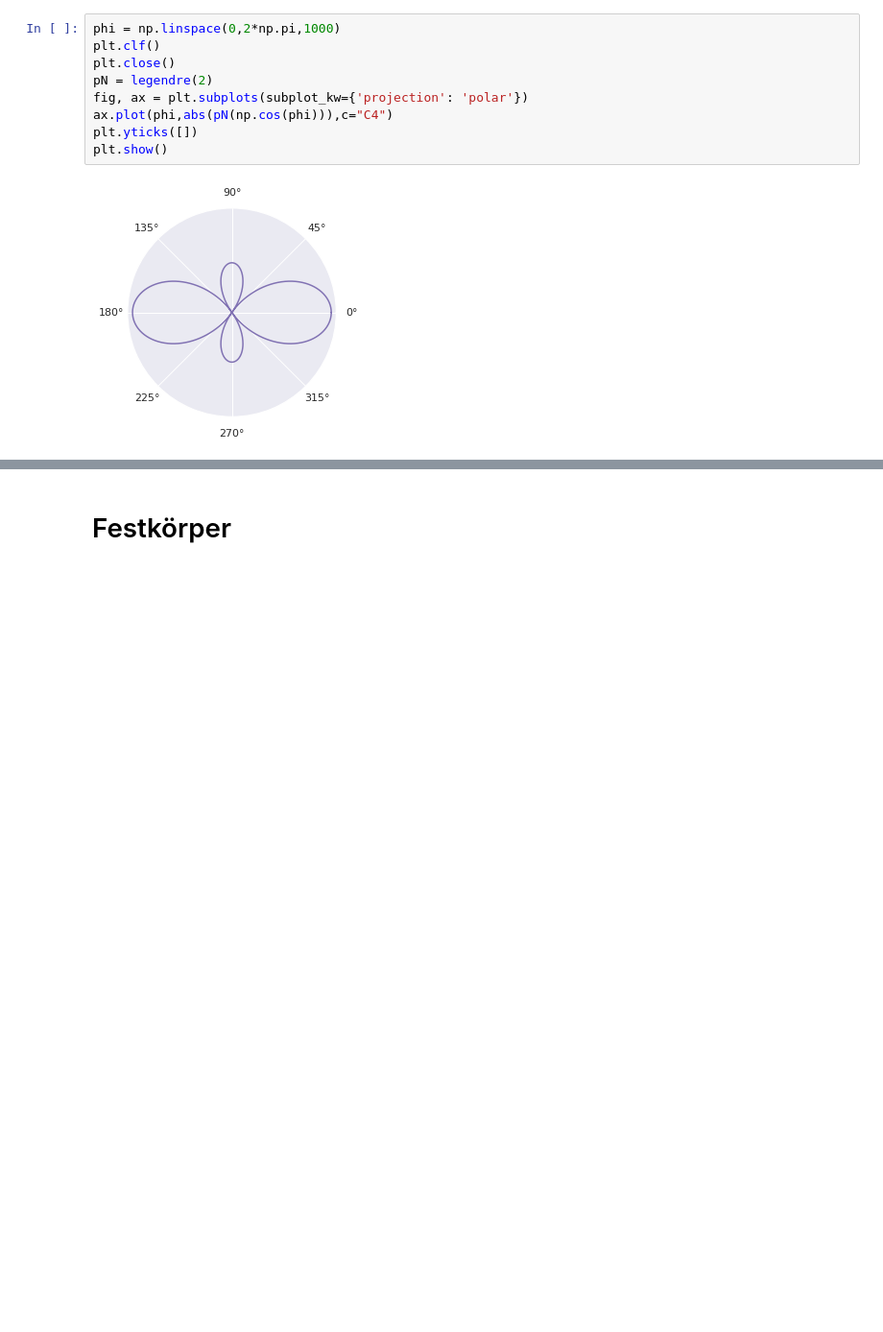
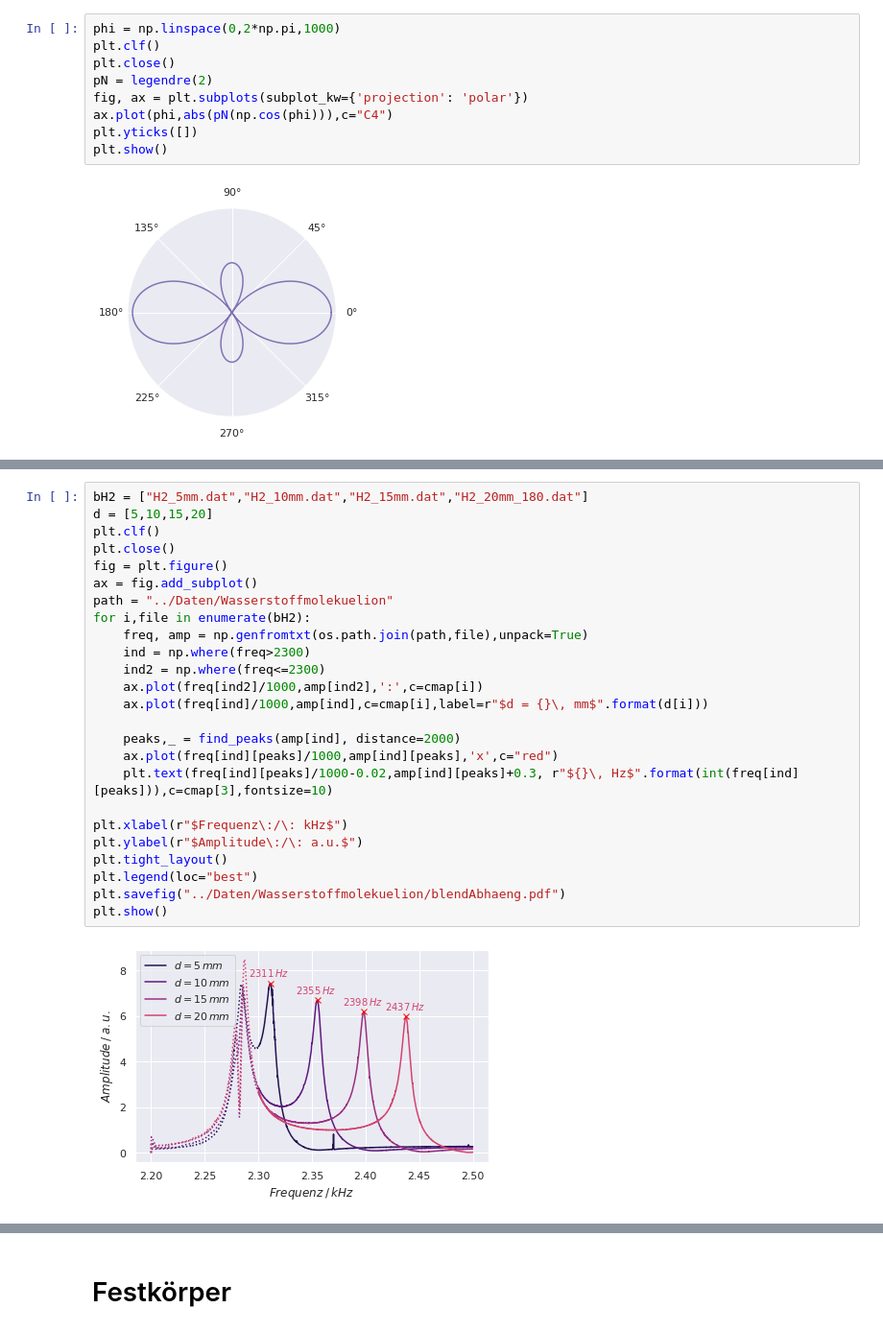
Before and after one commit to lydiavonderweiden/V23-1, a Jupyter notebook: Code/plots.ipynb, the cells around one changed output, grey strips where cells are left out. Shown: that part at 96% size. Cells and saved outputs as stored; diff of their text form; blank space fills up the shorter version.

```diff
--- a/Code/plots.ipynb
+++ b/Code/plots.ipynb
@@ -338,0 +379,27 @@ plt.show()
+# %%
+bH2 = ["H2_5mm.dat","H2_10mm.dat","H2_15mm.dat","H2_20mm_180.dat"]
+d = [5,10,15,20]
+plt.clf()
+plt.close()
+fig = plt.figure()
+ax = fig.add_subplot()
+path = "../Daten/Wasserstoffmolekuelion"
+for i,file in enumerate(bH2):
+    freq, amp = np.genfromtxt(os.path.join(path,file),unpack=True)
+    ind = np.where(freq>2300)
+    ind2 = np.where(freq<=2300)
+    ax.plot(freq[ind2]/1000,amp[ind2],':',c=cmap[i])
+    ax.plot(freq[ind]/1000,amp[ind],c=cmap[i],label=r"$d = {}\, mm$".format(d[i]))
+
+    peaks,_ = find_peaks(amp[ind], distance=2000)
+    ax.plot(freq[ind][peaks]/1000,amp[ind][peaks],'x',c="red")
+    plt.text(freq[ind][peaks]/1000-0.02,amp[ind][peaks]+0.3, r"${}\, Hz$".format(int(freq[ind][peaks])),c=cmap[3],fontsize=10)
+
+plt.xlabel(r"$Frequenz\:/\: kHz$")
+plt.ylabel(r"$Amplitude\:/\: a.u.$")
+plt.tight_layout()
+plt.legend(loc="best")
+plt.savefig("../Daten/Wasserstoffmolekuelion/blendAbhaeng.pdf")
+plt.show()
+# %% [output]
+[figure, added]
```
Also changed, not shown: parts of 6 cells of this notebook, 33 other files.
